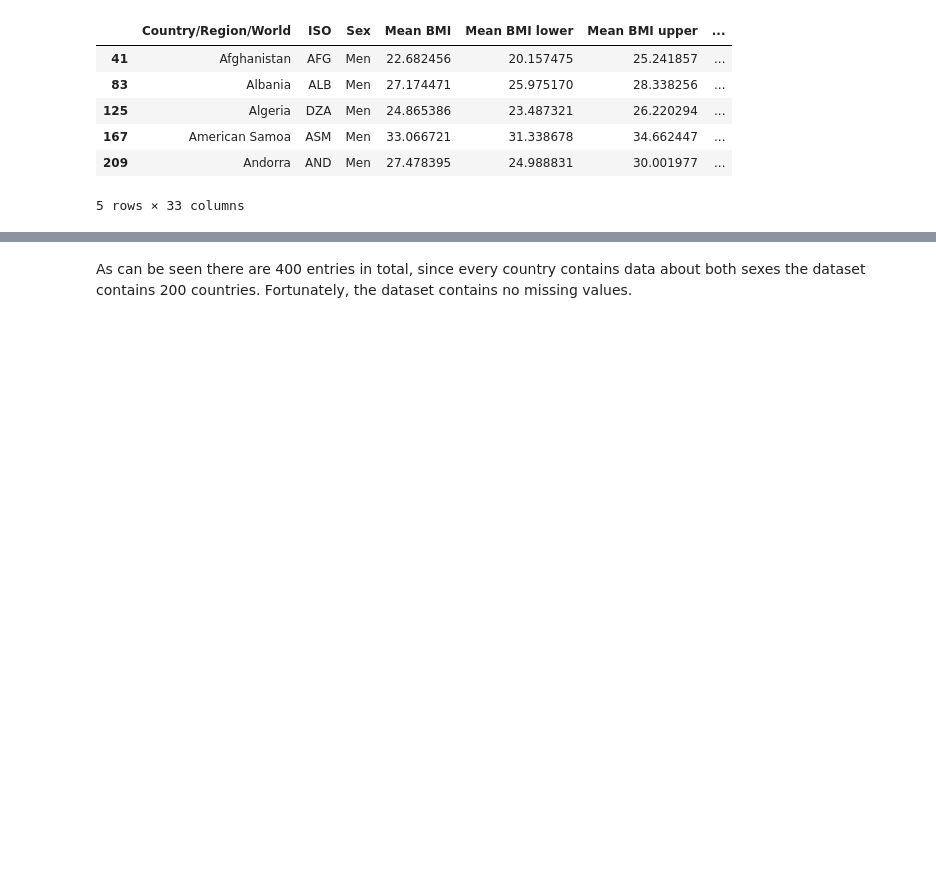
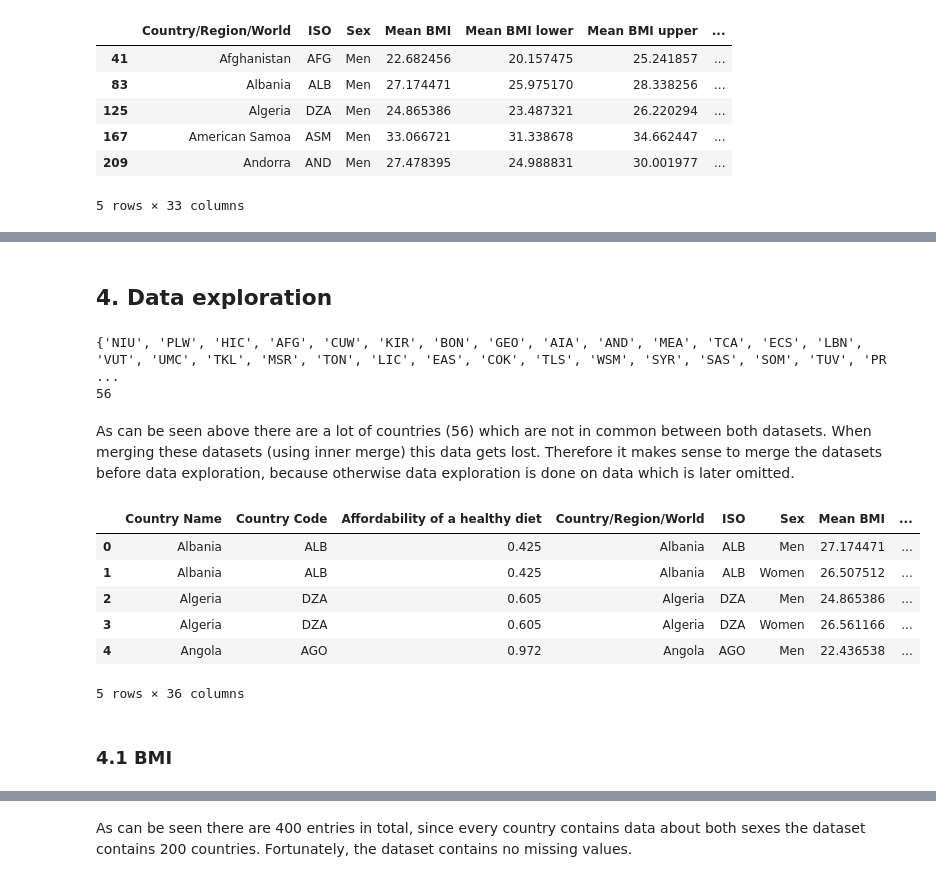
Before and after one commit to JobMaathuis/Affordability_healthy_diet_and_BMI, a Jupyter notebook: final_assignment.ipynb, the cells around one changed output, grey strips where cells are left out. Drawn from its saved outputs; the diff is of its cells as text; code cells hidden in the pictures; blank space fills up the shorter version.

Commit message:
Moved the merging of the data before the data exploration

```diff
--- a/final_assignment.ipynb
+++ b/final_assignment.ipynb
@@ -70,3 +71,33 @@ df_bmi.head()
+# %% [markdown]
+## 4. Data exploration
+# %%
+countries_bmi = df_bmi['ISO'].unique()
+countries_healthy_diet = df_healthy_diet['Country Code'].unique()
+countries_not_in_common = set(countries_bmi) ^ set(countries_healthy_diet)
+print(countries_not_in_common)
+print(len(countries_not_in_common))
+# %% [output]
+{'NIU', 'PLW', 'HIC', 'AFG', 'CUW', 'KIR', 'BON', 'GEO', 'AIA', 'AND', 'MEA', 'TCA', 'ECS', 'LBN', 'VUT', 'UMC', 'TKL', 'MSR', 'TON', 'LIC', 'EAS', 'COK', 'TLS', 'WSM', 'SYR', 'SAS', 'SOM', 'TUV', 'PR ...
+56
+# %% [markdown]
+As can be seen above there are a lot of countries (56) which are not in common between both datasets. When merging these datasets (using inner merge) this data gets lost. Therefore it makes sense to merge the datasets before data exploration, because otherwise data exploration is done on data which is later omitted.
+# %%
+df_merged = df_healthy_diet.merge(right=df_bmi,
+                                  left_on='Country Code',
+                                  right_on='ISO',
+                                  how='inner')
+df_merged.drop(columns=['Country/Region/World', 'ISO'])  # duplicate columns
+df_merged.head()
+# %% [output]
+|  | Country Name | Country Code | Affordability of a healthy diet | Country/Region/World | ISO | Sex | Mean BMI | ... |
+| 0 | Albania | ALB | 0.425 | Albania | ALB | Men | 27.174471 | ... |
+| 1 | Albania | ALB | 0.425 | Albania | ALB | Women | 26.507512 | ... |
+| 2 | Algeria | DZA | 0.605 | Algeria | DZA | Men | 24.865386 | ... |
+| 3 | Algeria | DZA | 0.605 | Algeria | DZA | Women | 26.561166 | ... |
+| 4 | Angola | AGO | 0.972 | Angola | AGO | Men | 22.436538 | ... |
+5 rows × 36 columns
+# %% [markdown]
+### 4.1 BMI
 # %%
 df_bmi.info()
 # %% [output]
```
Also changed, not shown: parts of 15 cells of this notebook.
